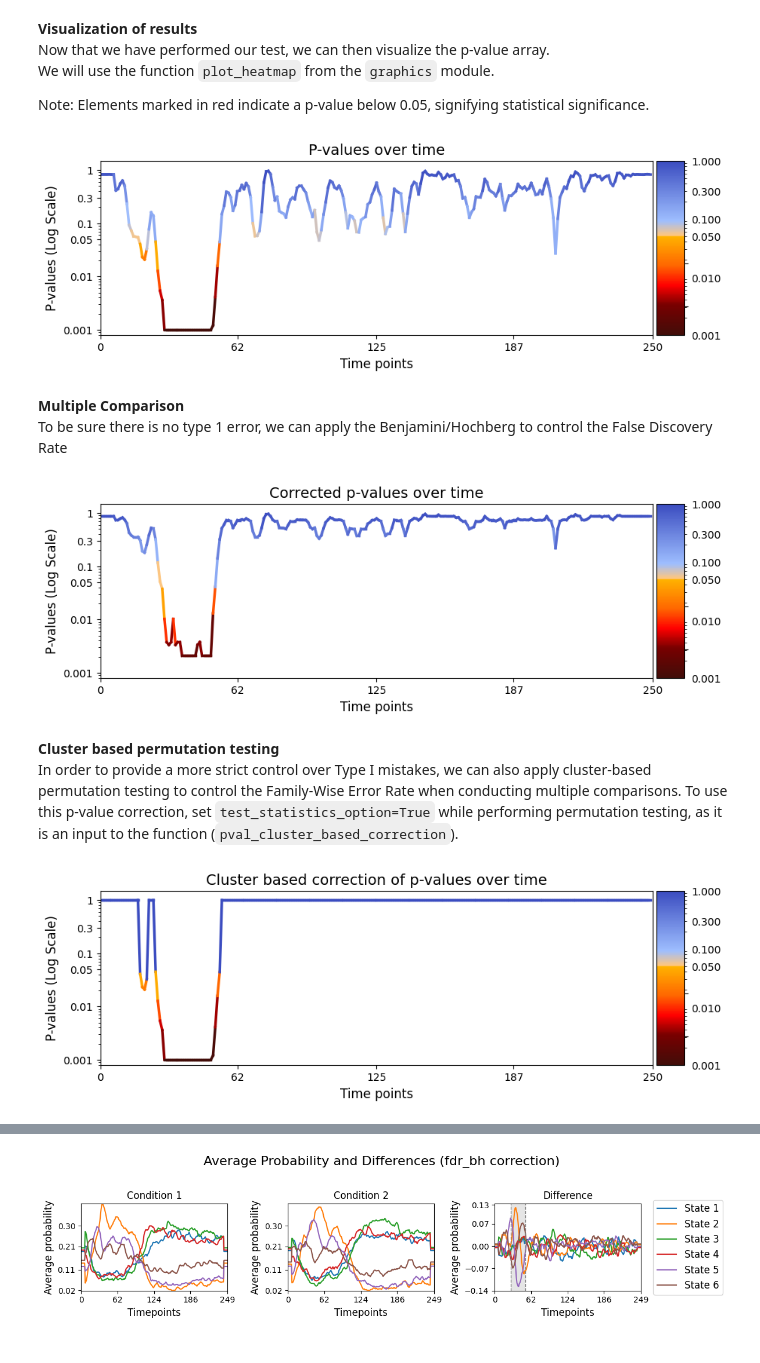
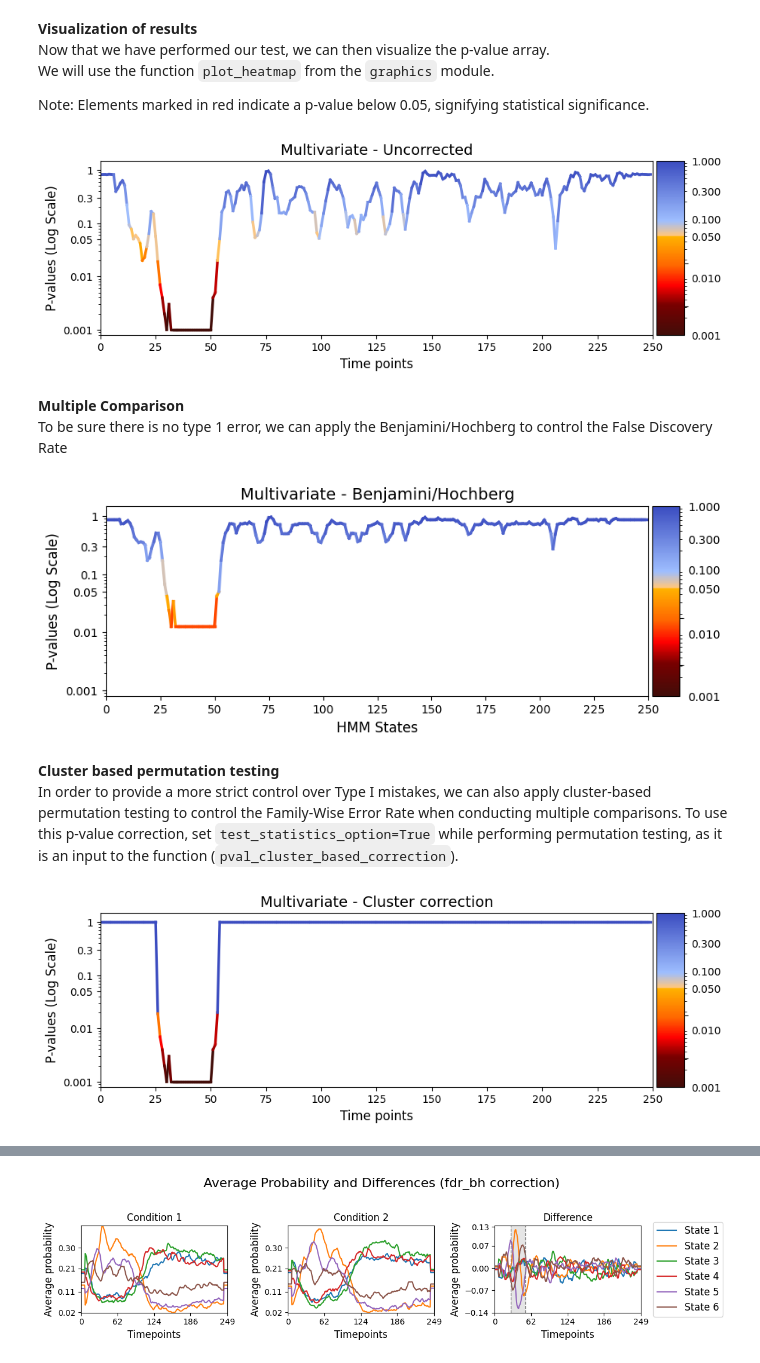
Before and after one commit to vidaurre/glhmm, a Jupyter notebook: docs/notebooks/Testing_across_trials_within_session.ipynb, the cells around one changed output, grey strips where cells are left out. Saved outputs shown, nothing was run; the diff lists cells and outputs as text; code cells hidden in the pictures.

````diff
--- a/docs/notebooks/Testing_across_trials_within_session.ipynb
+++ b/docs/notebooks/Testing_across_trials_within_session.ipynb
@@ -145,2 +168,2 @@ This will be done separately for each session/subject as specified in the indice
 # %%
-D_con_preproc,_ = preproc.preprocess_data(D_con, idx_con)
+D_con_preproc,_ = preproc.preprocess_data(D_con, idx_con, standardize=True)
@@ -167,5 +170,3 @@ This will be done separately for each session/subject as specified in the indice
-# %%
-D_con_preproc,_ = preproc.preprocess_data(D_con, idx_trials)
 # %% [markdown]
 We can now prepare the dataset by using the following function ```preproc.build_data_tde```, so it is ready for the TDE-HMM.\
 The inputs will be the concatenated data (```D_con```), the indices that defines the running period for each trial (```idx_trials```) of the concatenated data, and the lag kernel (```lag_val```) that will run over each trial.
@@ -284,10 +287,8 @@
 # %%
-from importlib import reload
-reload(statistics)
 # Reconstruct the Gamma matrix
-n_timepoints, n_trials, n_channels = D_trials.shape[0],D_trials.shape[1],Gamma.shape[1]
-Gamma_reconstruct =statistics.reconstruct_concatenated_to_3D(Gamma,n_timepoints=n_timepoints, n_trials=n_trials, n_channels=n_channels)
-Gamma_reconstruct.shape
+n_timepoints, n_trials, n_channels = D_trials.shape[0], D_trials.shape[1], Gamma.shape[1]
+Gamma_epoch = statistics.reconstruct_concatenated_to_3D(Gamma, n_timepoints=n_timepoints, n_trials=n_trials, n_channels=n_channels)
+Gamma_epoch.shape
 # %% [output]
 (250, 1421, 6)
 # %% [markdown]
@@ -336,12 +349,12 @@
 # %%
 # Set the parameters for across sessions within subject testing
 method = "multivariate"
-Nperm = 10_000 # Number of permutations (default = 1000)
+Nperm = 1000 # Number of permutations (default = 1000)
 test_statistics_option = True
 
 # Perform across-trial testing
-result_multivaraite_trials  =statistics.test_across_trials(Gamma_reconstruct, R_trials, idx_trials_session,method=method,
-                                                                 Nperm=Nperm, test_statistics_option=test_statistics_option)
+result_multivariate_trials  =statistics.test_across_trials(D_data=Gamma_epoch, R_data=R_trials, idx_data=idx_trials_session,
+                                                           method=method, Nperm=Nperm, test_statistics_option=test_statistics_option)
 # %% [output]
 performing permutation testing per timepoint
 # %% [markdown]
@@ -395,27 +408,31 @@ Note: Elements marked in red indicate a p-value below 0.05, signifying statistic
 # The alpha score we set for the p-values
 alpha = 0.05
 # Plot p-values
-graphics.plot_p_values_over_time(result_multivaraite_trials["pval"], title_text ="P-values over time",figsize=(10, 3), xlabel="Time points", alpha=alpha)
+graphics.plot_p_values_over_time(result_multivariate_trials["pval"],
+                                 title_text ="Multivariate - Uncorrected",figsize=(10, 3),
+                                 xlabel="Time points", alpha=alpha, num_x_ticks=11)
 # %% [output]
-[figure, old version]
+[figure, new version]
 # %% [markdown]
 **Multiple Comparison**\
 To be sure there is no type 1 error, we can apply the Benjamini/Hochberg to control the False Discovery Rate
 # %%
-pval_corrected, rejected_corrected =statistics.pval_correction(result_multivaraite_trials["pval"], method='fdr_bh')
+pval_corrected, rejected_corrected =statistics.pval_correction(result_multivariate_trials["pval"], method='fdr_bh')
 # Plot p-values
-graphics.plot_p_values_over_time(pval_corrected, title_text ="Corrected p-values over time",figsize=(10, 3), xlabel="Time points")
+graphics.plot_p_values_over_time(pval_corrected, title_text ="Multivariate - Benjamini/Hochberg",figsize=(9, 3),
+                                 xlabel="HMM States", num_x_ticks=11)
 # %% [output]
-[figure, old version]
+[figure, new version]
 # %% [markdown]
 **Cluster based permutation testing**\
 In order to provide a more strict control over Type I mistakes, we can also apply cluster-based permutation testing to control the Family-Wise Error Rate when conducting multiple comparisons.
 To use this p-value correction, set ```test_statistics_option=True``` while performing permutation testing, as it is an input to the function (```pval_cluster_based_correction```).
 # %%
-pval_cluster =statistics.pval_cluster_based_correction(result_multivaraite_trials["test_statistics"],result_multivaraite_trials["pval"])
+pval_cluster =statistics.pval_cluster_based_correction(result_multivariate_trials["test_statistics"],result_multivariate_trials["pval"])
 # Plot p-values
-graphics.plot_p_values_over_time(pval_cluster, title_text ="Cluster based correction of p-values over time",figsize=(10, 3), xlabel="Time points")
+graphics.plot_p_values_over_time(pval_cluster, title_text ="Multivariate - Cluster correction",
+                                 figsize=(10, 3), xlabel="Time points", num_x_ticks=11)
 # %% [output]
-[figure, old version]
+[figure, new version]
 # %% [markdown]
 **Visualize average probabilities and differences**\
````
Also changed, not shown: parts of 41 cells of this notebook, 4 other files.
